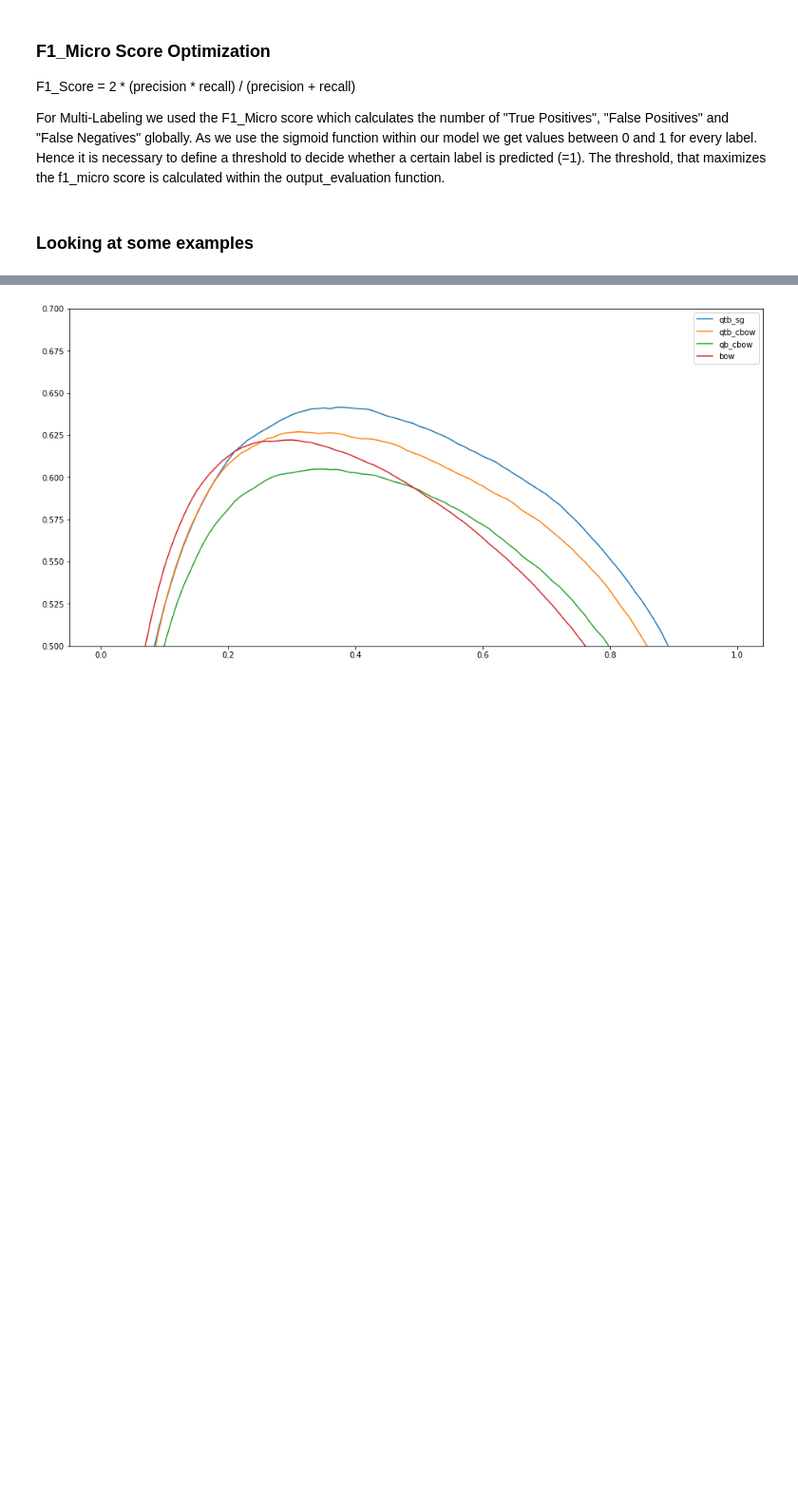
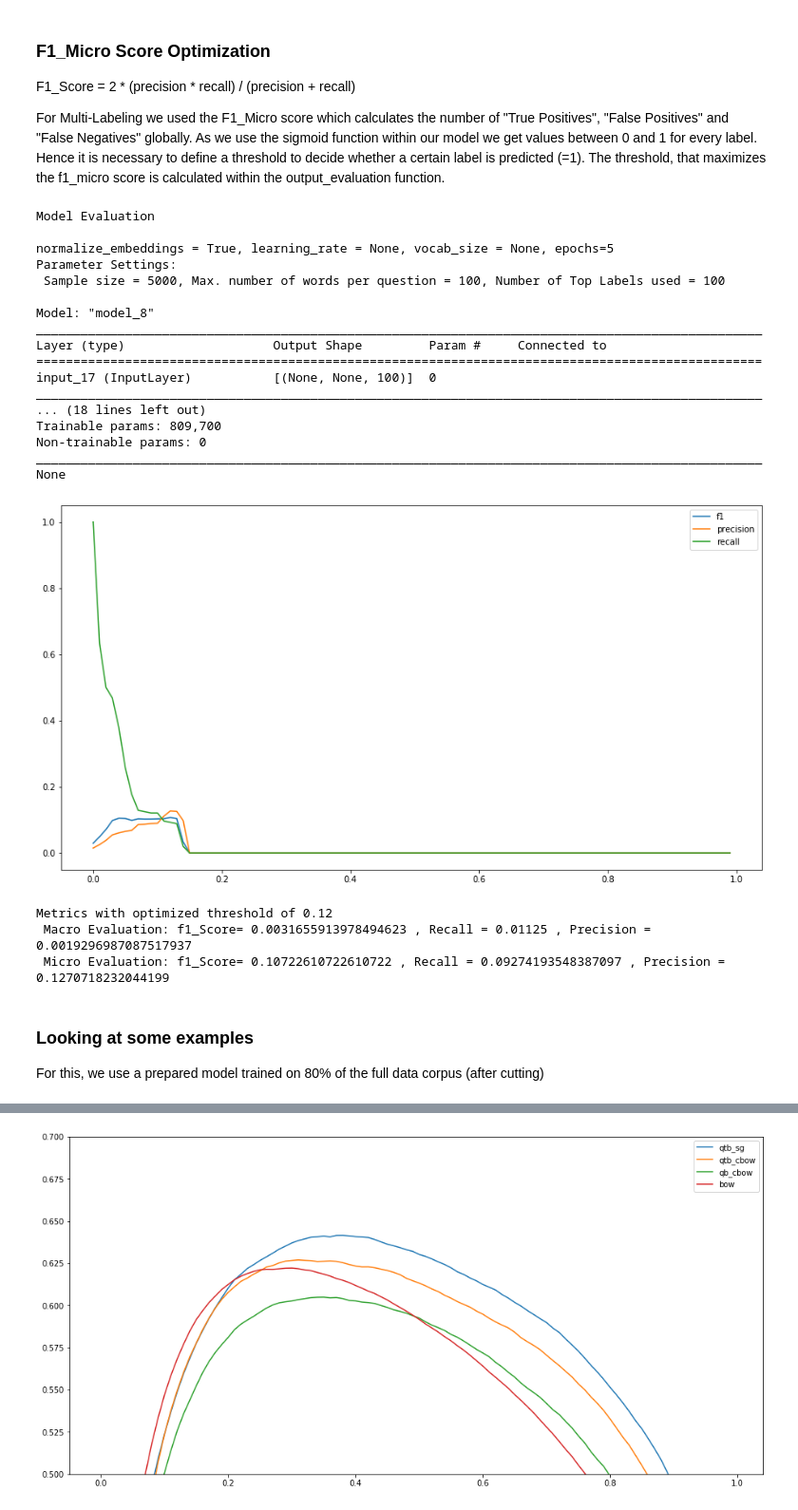
Before and after one commit to danielschroter/so_nlp, a Jupyter notebook: presentation_pipeline.ipynb, the cells around one changed output, grey strips where cells are left out. Shown at 95% size. Saved outputs shown, nothing was run; the diff lists cells and outputs as text; code cells hidden in the pictures; blank space fills up the shorter version.

```diff
--- a/presentation_pipeline.ipynb
+++ b/presentation_pipeline.ipynb
@@ -116,8 +132,10 @@ wv.init_sims()
 # %% [markdown]
 ### Apply embeddings
 # %%
+import numpy as np
+
 X_t = df["q_title_tokenized"].apply(lambda x: np.array([wv.word_vec(w, use_norm=normalize_embeddings) for w in x]))
-X_b = df["q_all_body_tokenized"].apply(lambda x: np.array([wv.word_vec(w, use_norm=normalize_embeddings) for w in x]))
+X_b = df["q_body_tokenized"].apply(lambda x: np.array([wv.word_vec(w, use_norm=normalize_embeddings) for w in x]))
 # %% [markdown]
 ### Transform data to model-compatible format
 # %% [markdown]
@@ -125,7 +143,7 @@ Pad question embeddings to equal length to unify tensor shapes
 # %%
 from tensorflow.keras.preprocessing.sequence import pad_sequences
 
-padding_element = np.array([0.0] * X_train_t.iloc[0].shape[-1])
+padding_element = np.array([0.0] * X_t.iloc[0].shape[-1])
 
 X_t = pad_sequences(X_t, padding="post", dtype='float32', value=padding_element)
 X_b = pad_sequences(X_b, padding="post", dtype='float32', value=padding_element)
@@ -156,17 +177,18 @@ The model is visualized in the diagram below. For this visual example, we go wit
 ### Conduct GridSearch to find "optimal" hyperparameters
 # %%
 from toolbox.training import grid_search_es
+from models.title_body_lstm import create_model
 
 search_params = {
     "lstm_layer_size": [256, 128],
-    "lstm_dropout": [0.0, 0.2, 0.4],
-    "num_mid_dense": [0.0,1.0]
+    "lstm_dropout": [0.0, 0.2],
+    "num_mid_dense": [1],
 
     # don't change these:
     "output_dim": [y.shape[-1]]
 }
 
-all_hists = grid_search_es([X_b, X_t], y, create_model, search_params)
+all_hists = grid_search_es([X_b, X_t], y, create_model, search_params, max_epochs=10)
 
 best_params, best_hist, best_loss = min(all_hists, key=lambda x: x[2])
 
@@ -194,7 +245,6 @@ model.summary()
 # %% [markdown]
 ### Train it
 # %%
-from sklearn.model_selection import train_test_split
 from tensorflow.keras.callbacks import EarlyStopping, TensorBoard, ModelCheckpoint
 import datetime
 
@@ -202,9 +252,8 @@ model_name = datetime.datetime.now().strftime("%Y%m%d-%H%M%S")
 log_dir="logs/fit/" + model_name
 
 callbacks = [
-    EarlyStopping(monitor="val_loss", patience=10, verbose=0),
-    TensorBoard(log_dir=log_dir, histogram_freq=1),
-    ModelCheckpoint(filepath=f"checkpoints/{model_name}", monitor="val_loss", restore_best_weights=True, verbose=0)
+    EarlyStopping(monitor="val_loss", patience=10, verbose=0, restore_best_weights=True),
+    TensorBoard(log_dir=log_dir, histogram_freq=1)
 ]
 
-model.fit(x=X_train, y=y_train, batch_size=128, epochs=100, validation_data=[X_test, y_test], callbacks=callbacks)
+model.fit(x=X_train, y=y_train, batch_size=128, epochs=5, validation_data=[X_test, y_test], callbacks=callbacks)
@@ -221,8 +280,34 @@ F1_Score = 2 * (precision * recall) / (precision + recall)
 For Multi-Labeling we used the F1_Micro score which calculates the number of "True Positives", "False Positives" and "False Negatives" globally.
 As we use the sigmoid function within our model we get values between 0 and 1 for every label. Hence it is necessary to define a threshold to decide whether a certain label is predicted (=1). The threshold, that maximizes the f1_micro score is calculated within the output_evaluation function.
 # %%
+from toolbox.evaluation import output_evaluation
+
 predictions = model.predict(X_test)
-opt_thres = output_evaluation(model, sample_size, max_question_words, n_top_labels, y_test, predictions, normalize_embeddings, None, None, n_epochs)
+opt_thres = output_evaluation(model, sample_size, max_question_words, n_top_labels, y_test, predictions, normalize_embeddings, None, None, 5)
+# %% [output]
+Model Evaluation
+
+normalize_embeddings = True, learning_rate = None, vocab_size = None, epochs=5
+Parameter Settings:
+ Sample size = 5000, Max. number of words per question = 100, Number of Top Labels used = 100
+
+Model: "model_8"
+__________________________________________________________________________________________________
+Layer (type)                    Output Shape         Param #     Connected to
+==================================================================================================
+input_17 (InputLayer)           [(None, None, 100)]  0
+__________________________________________________________________________________________________
+... (18 lines left out)
+Trainable params: 809,700
+Non-trainable params: 0
+__________________________________________________________________________________________________
+None
+[figure, added]
+Metrics with optimized threshold of 0.12
+ Macro Evaluation: f1_Score= 0.0031655913978494623 , Recall = 0.01125 , Precision = 0.0019296987087517937
+ Micro Evaluation: f1_Score= 0.10722610722610722 , Recall = 0.09274193548387097 , Precision = 0.1270718232044199
-# %% [markdown]
-### Looking at some examples
+# %% [markdown]
+### Looking at some examples
+
+For this, we use a prepared model trained on 80% of the full data corpus (after cutting)
 # %%
```
Also changed, not shown: parts of 23 cells of this notebook, 13 other files.
